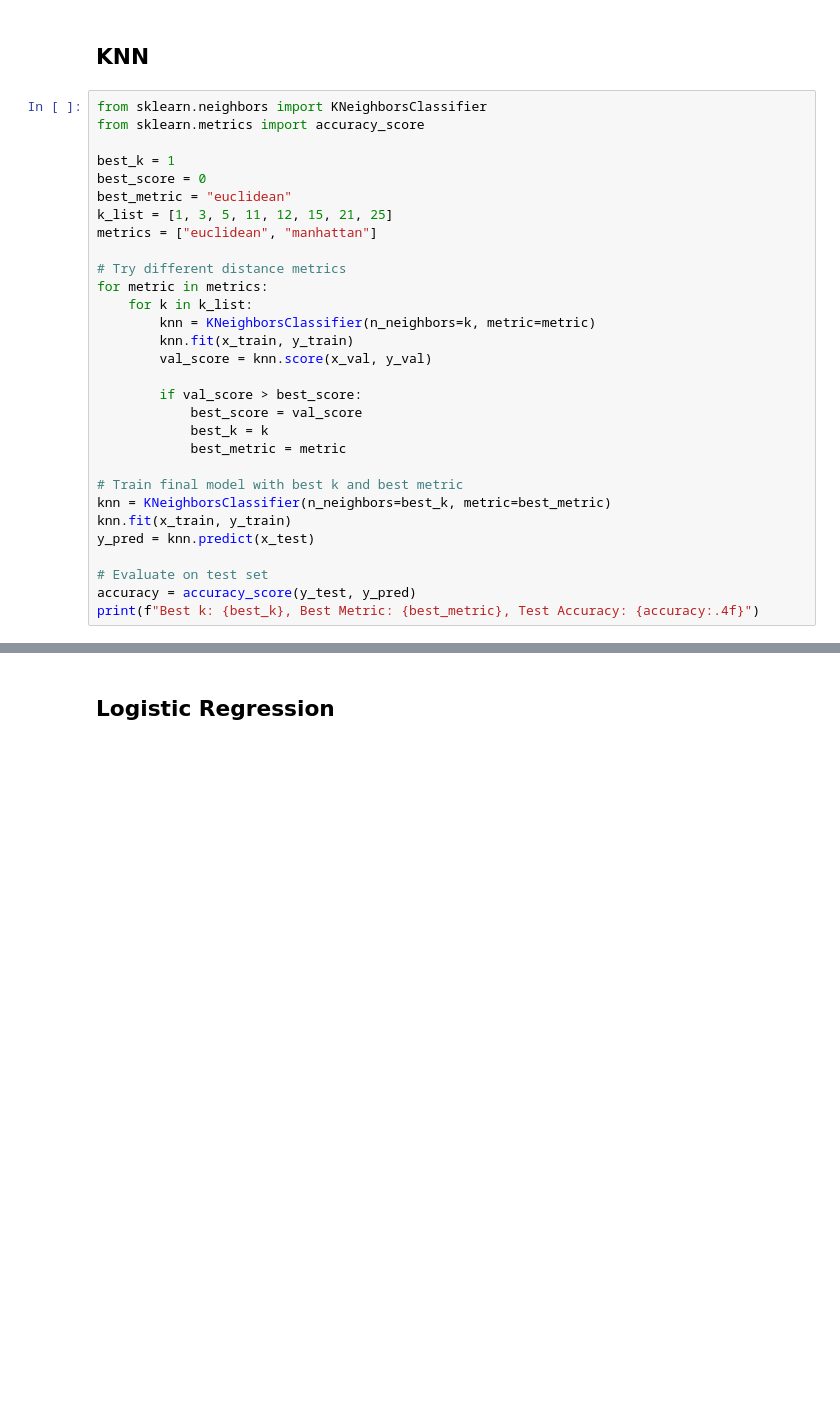
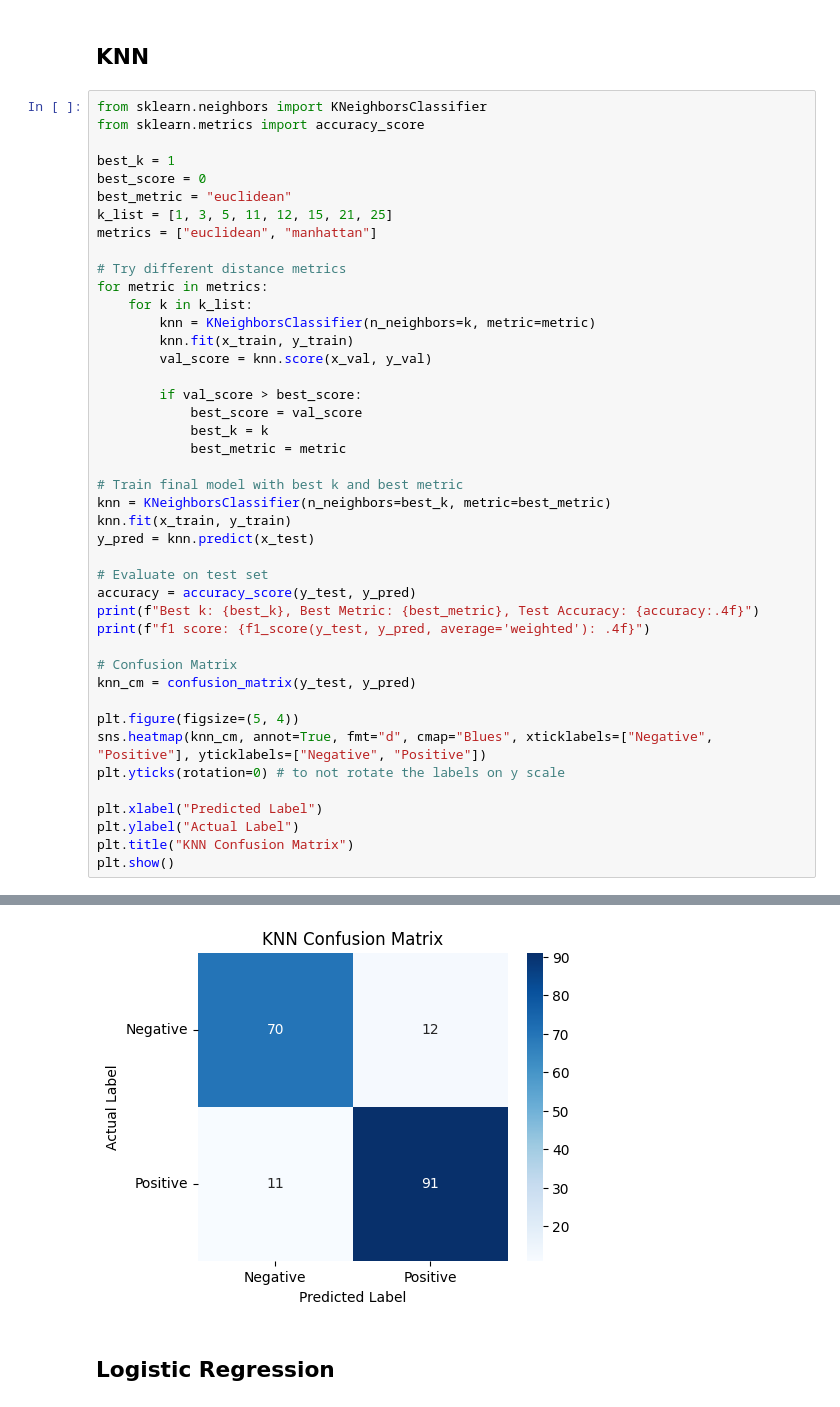
Before and after one commit to MostafaElKaranshawy/Heart_Failure_Classification_Problem, a Jupyter notebook: main.ipynb, the cells around one changed output, grey strips where cells are left out. Cells and saved outputs as stored; diff of their text form; blank space fills up the shorter version.

```diff
--- a/main.ipynb
+++ b/main.ipynb
@@ -573,5 +574,18 @@ y_pred = knn.predict(x_test)
 # Evaluate on test set
 accuracy = accuracy_score(y_test, y_pred)
 print(f"Best k: {best_k}, Best Metric: {best_metric}, Test Accuracy: {accuracy:.4f}")
+print(f"f1 score: {f1_score(y_test, y_pred, average='weighted'): .4f}")
+
+# Confusion Matrix
+knn_cm = confusion_matrix(y_test, y_pred)
+
+plt.figure(figsize=(5, 4))
+sns.heatmap(knn_cm, annot=True, fmt="d", cmap="Blues", xticklabels=["Negative", "Positive"], yticklabels=["Negative", "Positive"])
+plt.yticks(rotation=0) # to not rotate the labels on y scale
+
+plt.xlabel("Predicted Label")
+plt.ylabel("Actual Label")
+plt.title("KNN Confusion Matrix")
+plt.show()
 # %% [output]
 Best k: 5, Best Metric: manhattan, Test Accuracy: 0.8750
@@ -578,3 +593,4 @@ Best k: 5, Best Metric: manhattan, Test Accuracy: 0.8750
+[figure, added]
 # %% [markdown]
 ## Logistic Regression
 # %%
```
Also changed, not shown: parts of 11 cells of this notebook, 1 other file.
